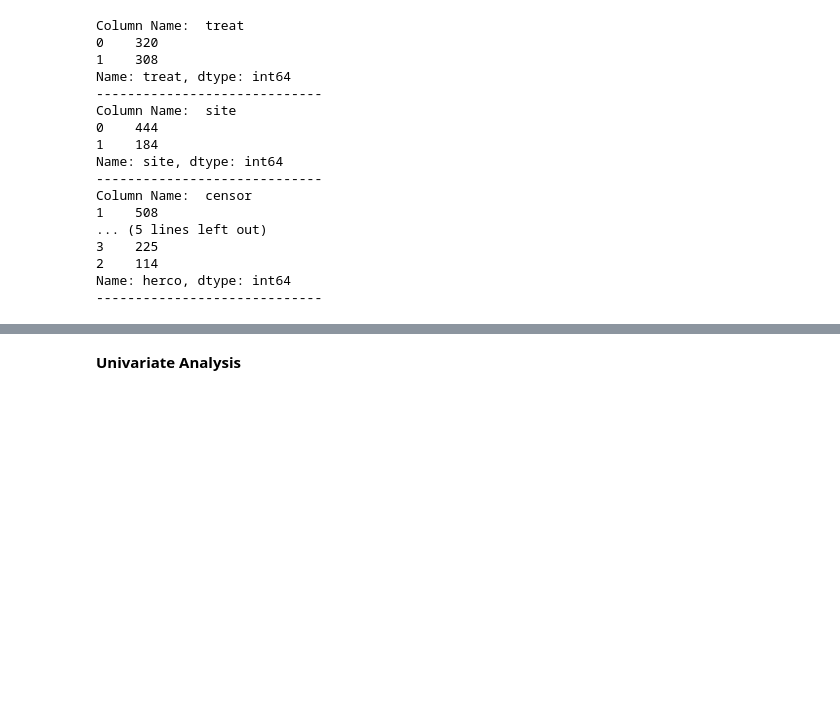
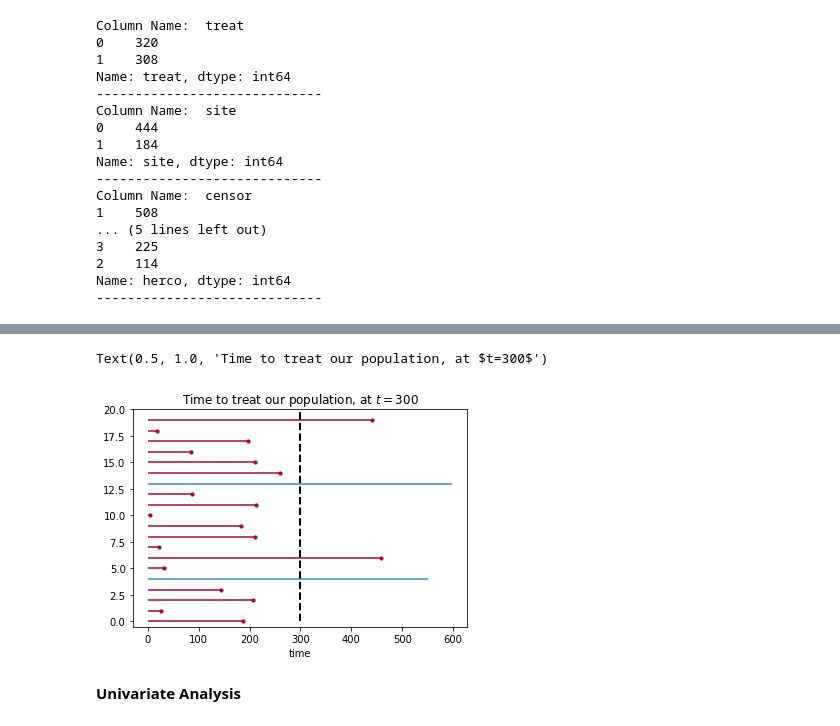
Before and after one commit to johnnypr/SQL-JOB, a Jupyter notebook: Projects/PROJECT 5/survival_analysis.ipynb, the cells around one changed output, grey strips where cells are left out. Saved outputs shown, nothing was run; the diff lists cells and outputs as text; code cells hidden in the pictures; blank space fills up the shorter version.

```diff
--- a/Projects/PROJECT 5/survival_analysis.ipynb
+++ b/Projects/PROJECT 5/survival_analysis.ipynb
@@ -61,3 +65,19 @@ Name: herco, dtype: int64
+# %%
+from lifelines.plotting import plot_lifetimes
+T = df_r['time']
+T = T[:20]
+E = df_r['censor']
+E = E[:20]
+
+
+ax = plot_lifetimes(T,E)
+
+ax.vlines(300, 0, 30, lw=2, linestyles='--')
+ax.set_xlabel("time")
+ax.set_title("Time to treat our population, at $t=300$")
+# %% [output]
+Text(0.5, 1.0, 'Time to treat our population, at $t=300$')
+[figure, added]
 # %% [markdown]
 **Univariate Analysis**
 # %% [markdown]
```
Also changed, not shown: parts of 10 cells of this notebook.
